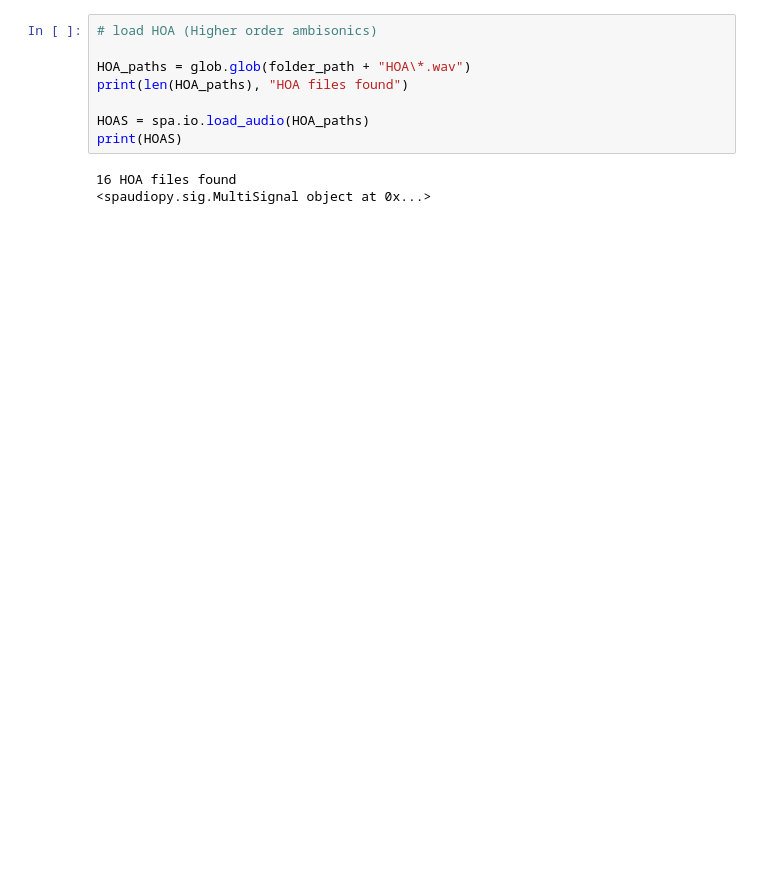
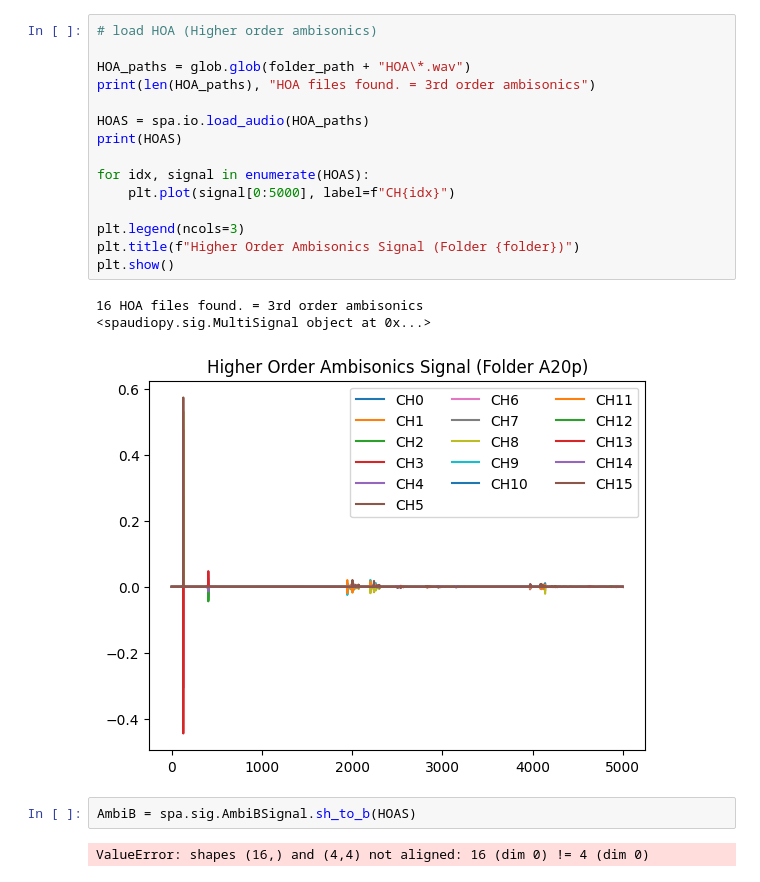
Before and after one commit to Floloffel/VAR-Project, a Jupyter notebook: Private testing/Flo/test.ipynb, the cells around one changed output. Drawn from its saved outputs; the diff is of its cells as text; blank space fills up the shorter version.

```diff
--- a/Private testing/Flo/test.ipynb
+++ b/Private testing/Flo/test.ipynb
@@ -47,11 +54,23 @@ loaded audio file
 # %%
 # load HOA (Higher order ambisonics)
 
 HOA_paths = glob.glob(folder_path + "HOA\*.wav")
-print(len(HOA_paths), "HOA files found")
+print(len(HOA_paths), "HOA files found. = 3rd order ambisonics")
 
 HOAS = spa.io.load_audio(HOA_paths)
 print(HOAS)
+
+for idx, signal in enumerate(HOAS):
+    plt.plot(signal[0:5000], label=f"CH{idx}")
+
+plt.legend(ncols=3)
+plt.title(f"Higher Order Ambisonics Signal (Folder {folder})")
+plt.show()
 # %% [output]
-16 HOA files found
+16 HOA files found. = 3rd order ambisonics
 <spaudiopy.sig.MultiSignal object at 0x...>
+[figure, added]
+# %%
+AmbiB = spa.sig.AmbiBSignal.sh_to_b(HOAS)
+# %% [output]
+ValueError: shapes (16,) and (4,4) not aligned: 16 (dim 0) != 4 (dim 0)
```
Also changed, not shown: parts of 4 cells of this notebook.
